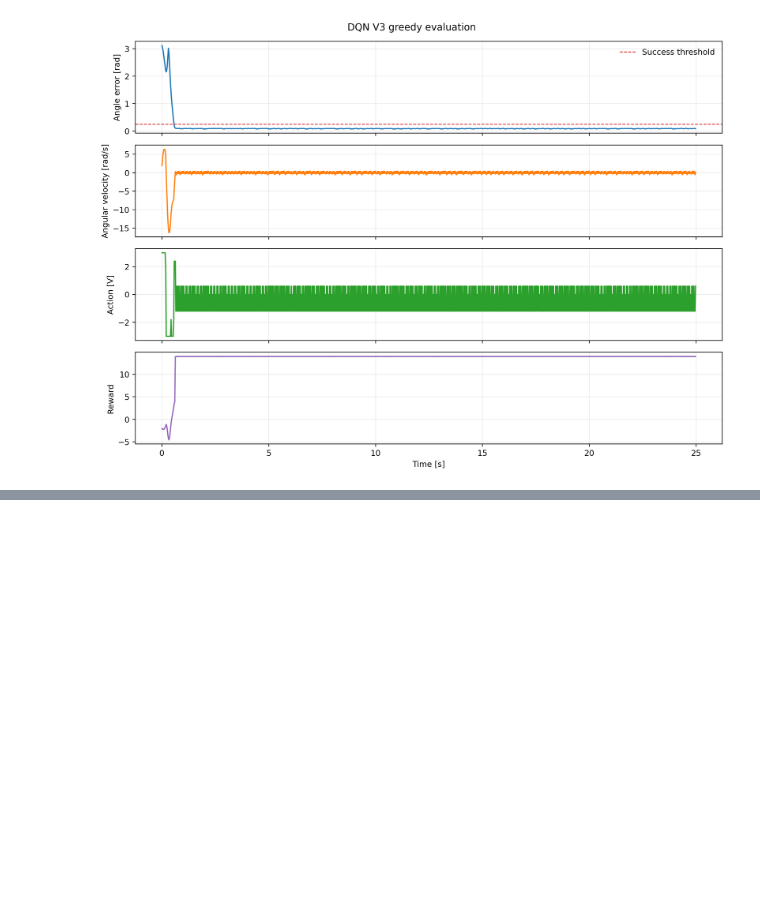
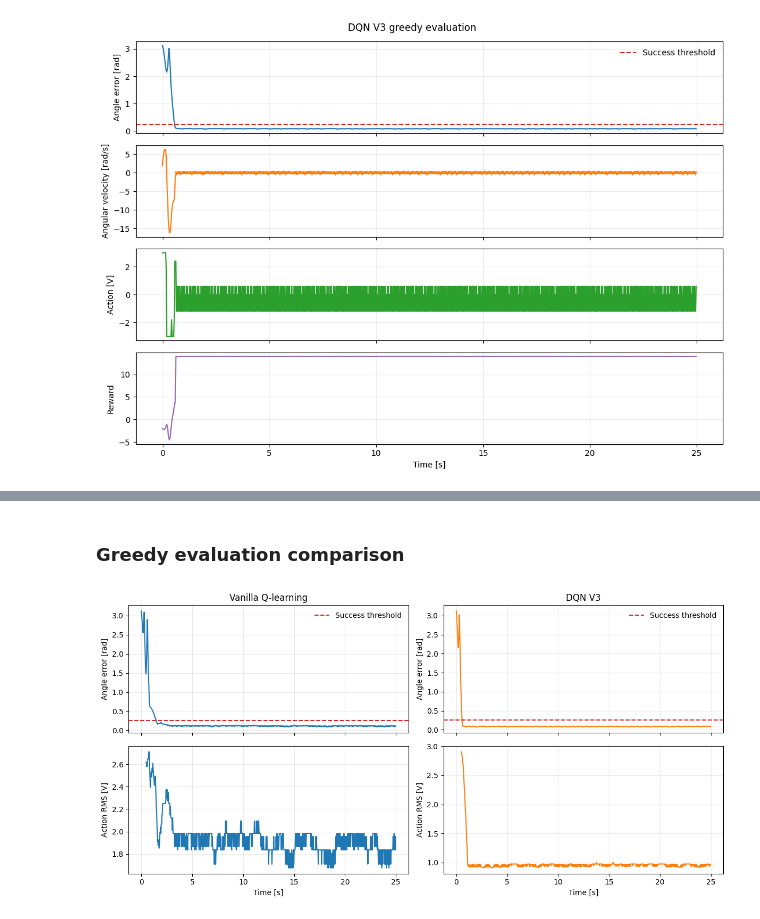
Before and after one commit to SpyrosAnog/ML-for-control-systems-Pendulum, a Jupyter notebook: Q_Learning_Deliverable_Vanilla_and_DQN_V3.ipynb, the cells around one changed output, grey strips where cells are left out. Saved outputs shown, nothing was run; the diff lists cells and outputs as text; code cells hidden in the pictures; blank space fills up the shorter version.

```diff
--- a/Q_Learning_Deliverable_Vanilla_and_DQN_V3.ipynb
+++ b/Q_Learning_Deliverable_Vanilla_and_DQN_V3.ipynb
@@ -641,0 +687,43 @@ plt.show()
+# %% [markdown]
+### Greedy evaluation comparison
+# %%
+# Compare representative greedy evaluation rollouts
+dt = 0.025
+rms_window = 20
+evaluation_data = [
+    (angle_error_eval_vanilla, u_eval_vanilla, "Vanilla Q-learning", "tab:blue"),
+    (dqn_angle_error_eval, dqn_u_eval, "DQN V3", "tab:orange"),
+]
+
+fig, axes = plt.subplots(2, 2, figsize=(12, 6), sharex="col")
+for column, (angle_error, actions, title, color) in enumerate(evaluation_data):
+    time = np.arange(len(angle_error)) * dt
+    action_rms = np.sqrt(
+        np.convolve(
+            np.asarray(actions) ** 2,
+            np.ones(rms_window) / rms_window,
+            mode="valid",
+        )
+    )
+    rms_time = time[rms_window - 1:]
+
+    axes[0, column].plot(time, angle_error, color=color)
+    axes[0, column].axhline(
+        0.25, color="tab:red", linestyle="--", label="Success threshold"
+    )
+    axes[0, column].set_title(title)
+    axes[0, column].set_ylabel("Angle error [rad]")
+    axes[0, column].legend(frameon=False)
+
+    axes[1, column].plot(rms_time, action_rms, color=color)
+    axes[1, column].set_xlabel("Time [s]")
+    axes[1, column].set_ylabel("Action RMS [V]")
+
+    for axis in axes[:, column]:
+        axis.grid(alpha=0.25)
+
+fig.tight_layout()
+fig.savefig("Q_learning_policy_comparison.png", dpi=300, bbox_inches="tight")
+plt.show()
+# %% [output]
+[figure, added]
```
Also changed, not shown: parts of 23 cells of this notebook.
